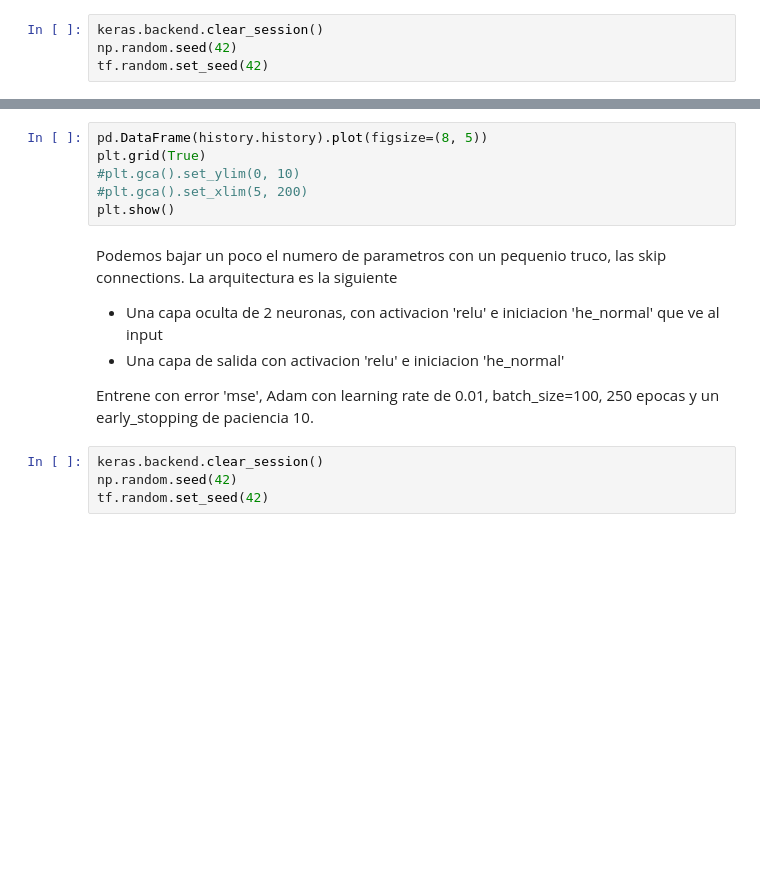
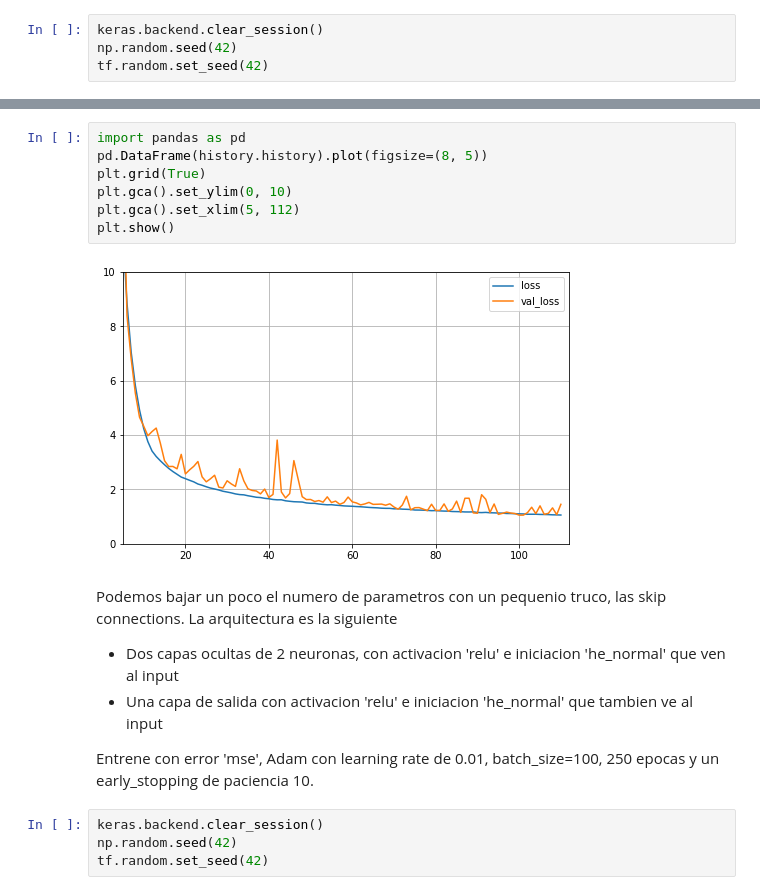
Before and after one commit to JavierGold/ML_UNSAM-2-2020, a Jupyter notebook: 14p_Ejemplo_Practico.ipynb, the cells around one changed output, grey strips where cells are left out. Drawn from its saved outputs; the diff is of its cells as text; blank space fills up the shorter version.

```diff
--- a/14p_Ejemplo_Practico.ipynb
+++ b/14p_Ejemplo_Practico.ipynb
@@ -130,14 +229,17 @@ print(mean_squared_error(y_valid,y_predict))
 # %%
+import pandas as pd
 pd.DataFrame(history.history).plot(figsize=(8, 5))
 plt.grid(True)
-#plt.gca().set_ylim(0, 10)
-#plt.gca().set_xlim(5, 200)
+plt.gca().set_ylim(0, 10)
+plt.gca().set_xlim(5, 112)
 plt.show()
+# %% [output]
+[figure, added]
 # %% [markdown]
 Podemos bajar un poco el numero de parametros con un pequenio truco, las skip connections. La arquitectura es la siguiente
 
-- Una capa oculta de 2 neuronas, con activacion 'relu' e iniciacion 'he_normal' que ve al input
-- Una capa de salida con activacion 'relu' e iniciacion 'he_normal'
+- Dos capas ocultas de 2 neuronas, con activacion 'relu' e iniciacion 'he_normal' que ven al input
+- Una capa de salida con activacion 'relu' e iniciacion 'he_normal' que tambien ve al input
 
 Entrene con error 'mse', Adam con learning rate de 0.01, batch_size=100, 250 epocas y un early_stopping de paciencia 10.
 # %%
```
Also changed, not shown: parts of 25 cells of this notebook.
